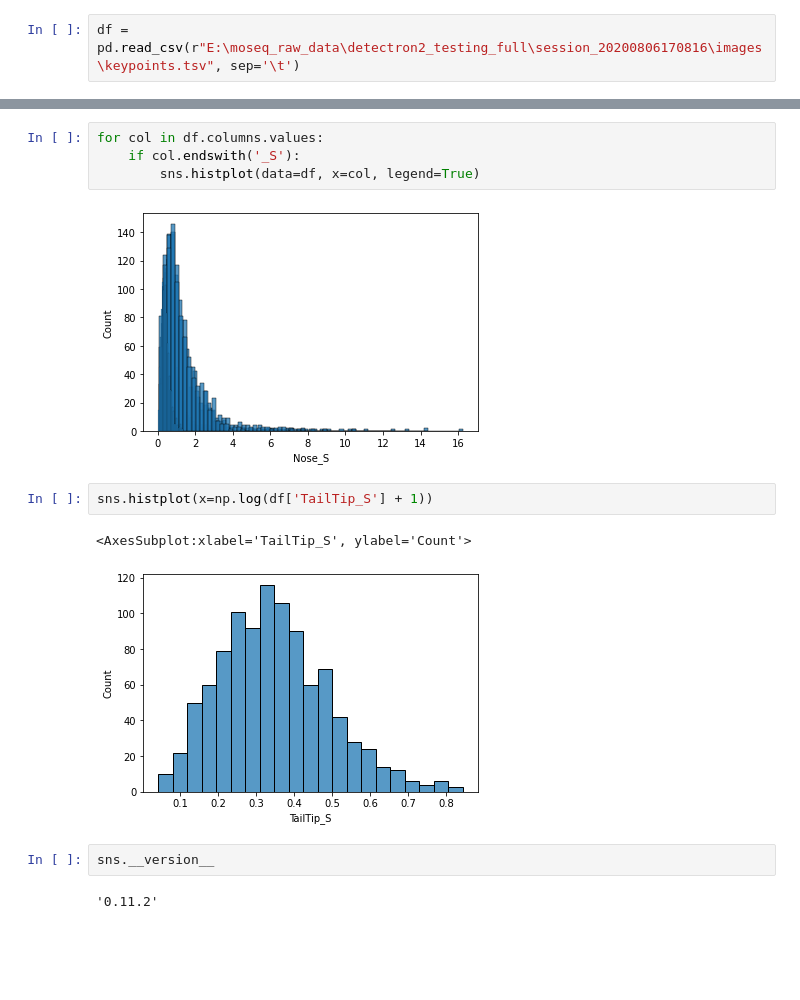
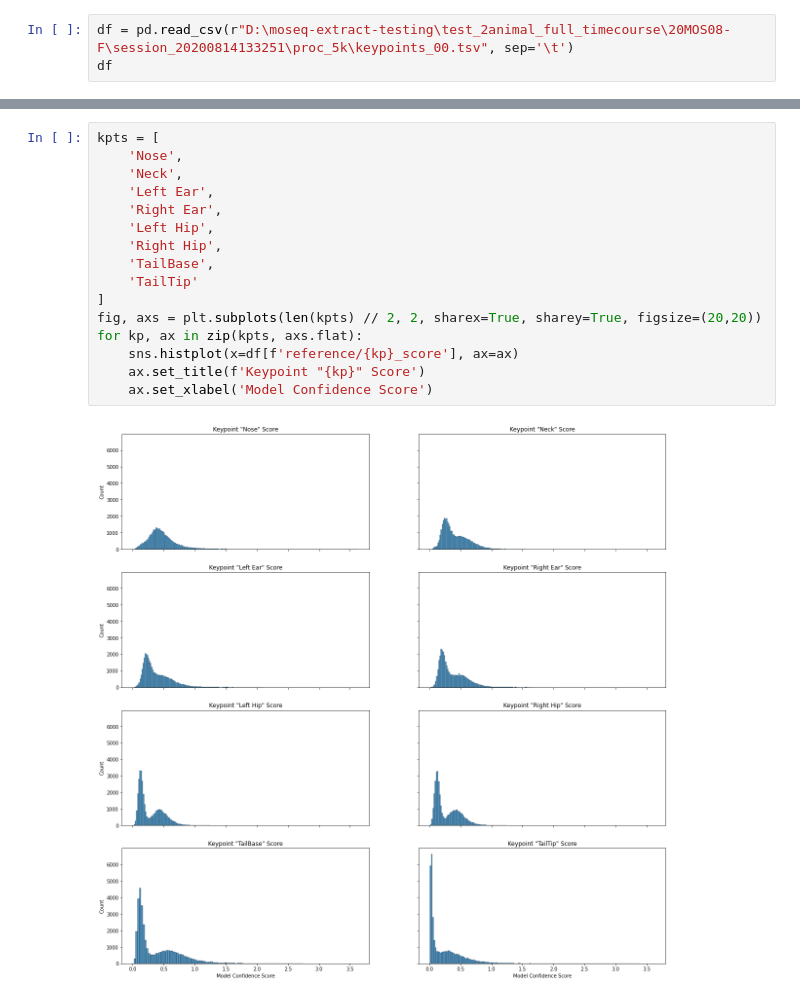
Before and after one commit to tischfieldlab/moseq2-detectron-extract, a Jupyter notebook: notebooks/keypoint_confidence.ipynb, the cells around one changed output, grey strips where cells are left out. Drawn from its saved outputs; the diff is of its cells as text; blank space fills up the shorter version.

```diff
--- a/notebooks/keypoint_confidence.ipynb
+++ b/notebooks/keypoint_confidence.ipynb
@@ -5,2 +6,3 @@ import numpy as np
 # %%
-df = pd.read_csv(r"E:\moseq_raw_data\detectron2_testing_full\session_20200806170816\images\keypoints.tsv", sep='\t')
+df = pd.read_csv(r"D:\moseq-extract-testing\test_2animal_full_timecourse\20MOS08-F\session_20200814133251\proc_5k\keypoints_00.tsv", sep='\t')
+df
@@ -23,15 +23,18 @@ df
-# %%
-for col in df.columns.values:
-    if col.endswith('_S'):
-        sns.histplot(data=df, x=col, legend=True)
-# %% [output]
-[figure, removed]
-# %%
-sns.histplot(x=np.log(df['TailTip_S'] + 1))
-# %% [output]
-<AxesSubplot:xlabel='TailTip_S', ylabel='Count'>
-[figure, removed]
-# %%
-sns.__version__
-# %% [output]
-'0.11.2'
+# %%
+kpts = [
+    'Nose',
+    'Neck',
+    'Left Ear',
+    'Right Ear',
+    'Left Hip',
+    'Right Hip',
+    'TailBase',
+    'TailTip'
+]
+fig, axs = plt.subplots(len(kpts) // 2, 2, sharex=True, sharey=True, figsize=(20,20))
+for kp, ax in zip(kpts, axs.flat):
+    sns.histplot(x=df[f'reference/{kp}_score'], ax=ax)
+    ax.set_title(f'Keypoint "{kp}" Score')
+    ax.set_xlabel('Model Confidence Score')
+# %% [output]
+[figure, added]
```
Also changed, not shown: parts of 3 cells of this notebook, 2 other files.
